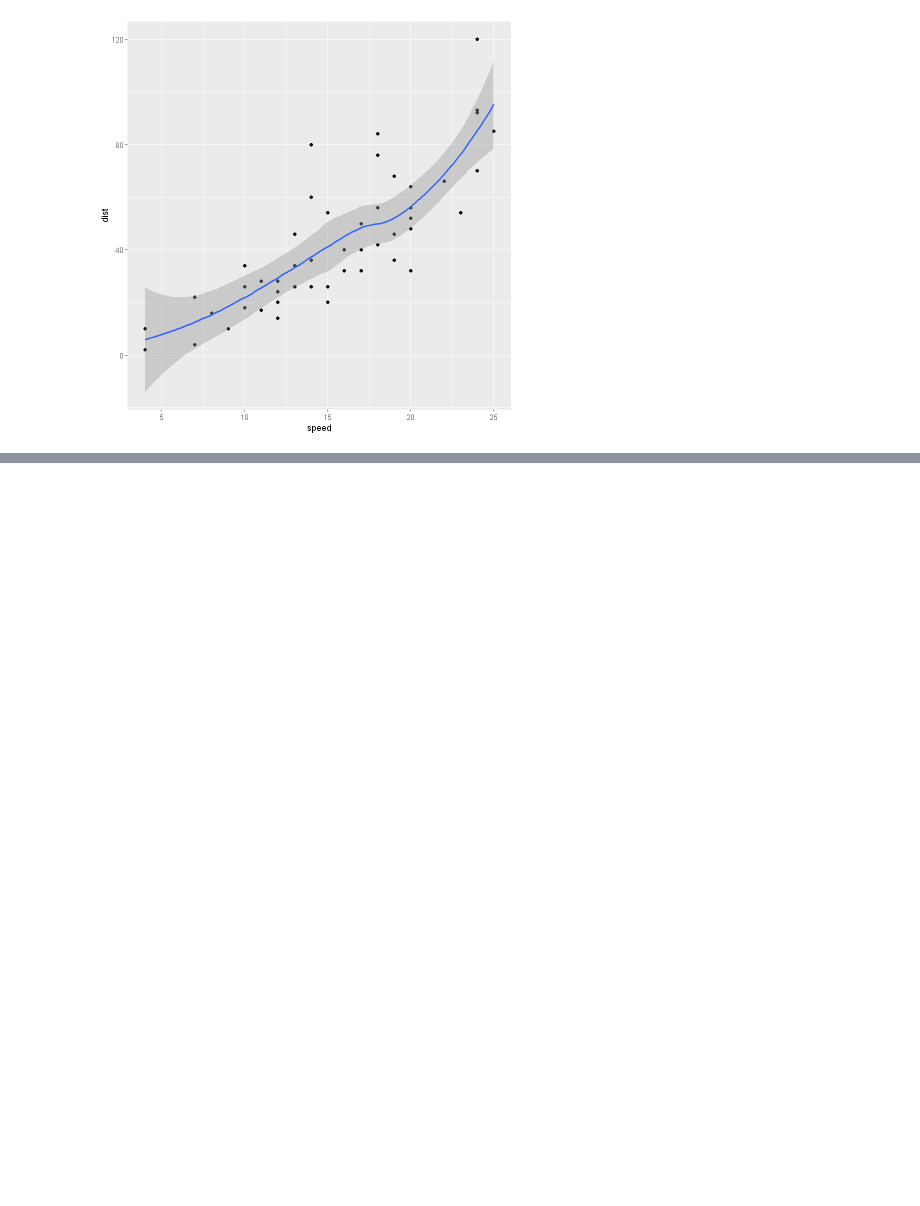
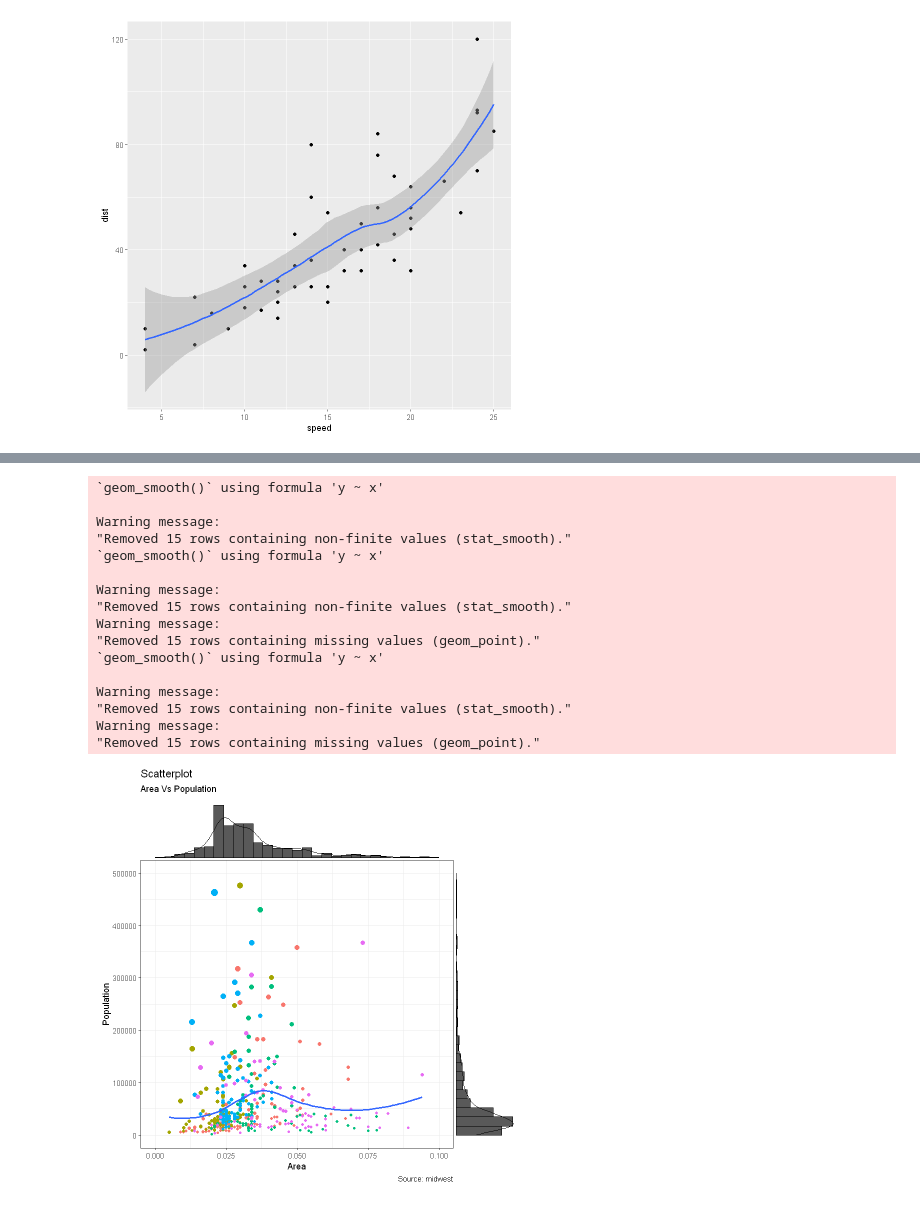
Before and after one commit to ruishuQU/R-visualization-Guide, a Jupyter notebook: R visualization/ch01 R语言数据可视化简介.ipynb, the cells around one changed output, grey strips where cells are left out. Saved outputs shown, nothing was run; the diff lists cells and outputs as text; code cells hidden in the pictures; blank space fills up the shorter version.

```diff
--- a/R visualization/ch01 R语言数据可视化简介.ipynb
+++ b/R visualization/ch01 R语言数据可视化简介.ipynb
@@ -674,0 +706,46 @@ qplot(x = speed,y = dist,data = cars,geom = c("point","smooth"))
+# %%
+#install.packages("ggExtra")
+options(scipen=999)  # 取消科学计数
+library(ggplot2)
+library(ggExtra)
+theme_set(theme_bw())  # 预先设置主题
+data("midwest", package = "ggplot2") # 获取midwest数据
+
+
+# 绘制散点图
+gg <- ggplot(midwest, aes(x=area, y=poptotal)) +
+  geom_point(aes(col=state, size=popdensity)) +
+  geom_smooth(method="loess", se=F) +
+  xlim(c(0, 0.1)) +
+  ylim(c(0, 500000)) +  theme(
+      legend.position="none")+
+  labs(subtitle="Area Vs Population", # 设置子标题
+       y="Population",  # y轴变量名
+       x="Area",  # x轴变量名
+       title="Scatterplot",  # 标题
+       caption = "Source: midwest") # 备注
+
+
+ggMarginal(gg,type = "densigram") # 添加边际分布
+# plot(gg) # 输出图形
+#使用了ggplot2包中的midwest数据集。绘制了一副散点图。
+#然后在散点图中添加了拟合曲线，
+#并且在散点图中添加了边际分布。
+# %% [output]
+`geom_smooth()` using formula 'y ~ x'
+
+Warning message:
+"Removed 15 rows containing non-finite values (stat_smooth)."
+`geom_smooth()` using formula 'y ~ x'
+
+Warning message:
+"Removed 15 rows containing non-finite values (stat_smooth)."
+Warning message:
+"Removed 15 rows containing missing values (geom_point)."
+`geom_smooth()` using formula 'y ~ x'
+
+Warning message:
+"Removed 15 rows containing non-finite values (stat_smooth)."
+Warning message:
+"Removed 15 rows containing missing values (geom_point)."
+[figure, added]
```
Also changed, not shown: parts of 34 cells of this notebook, 1 other file.
